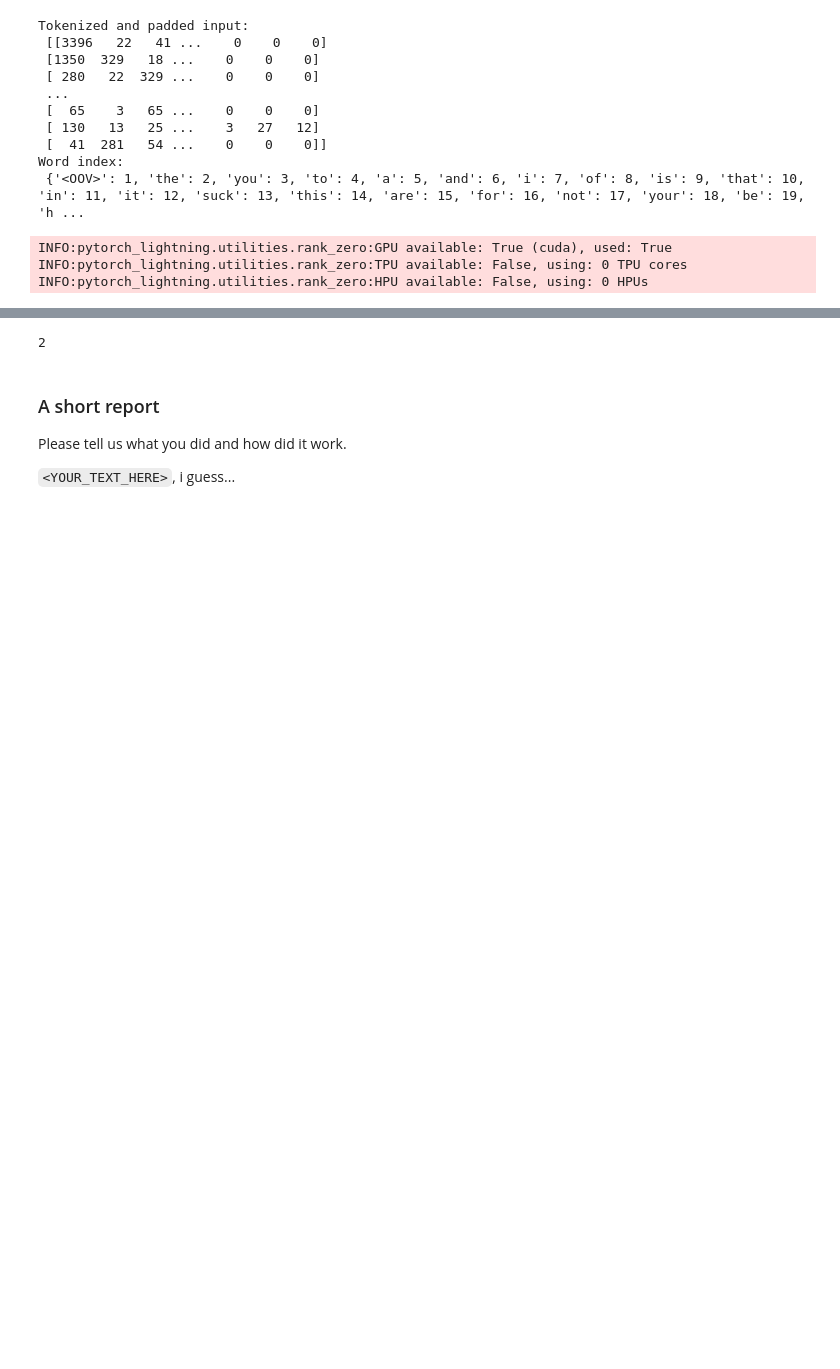
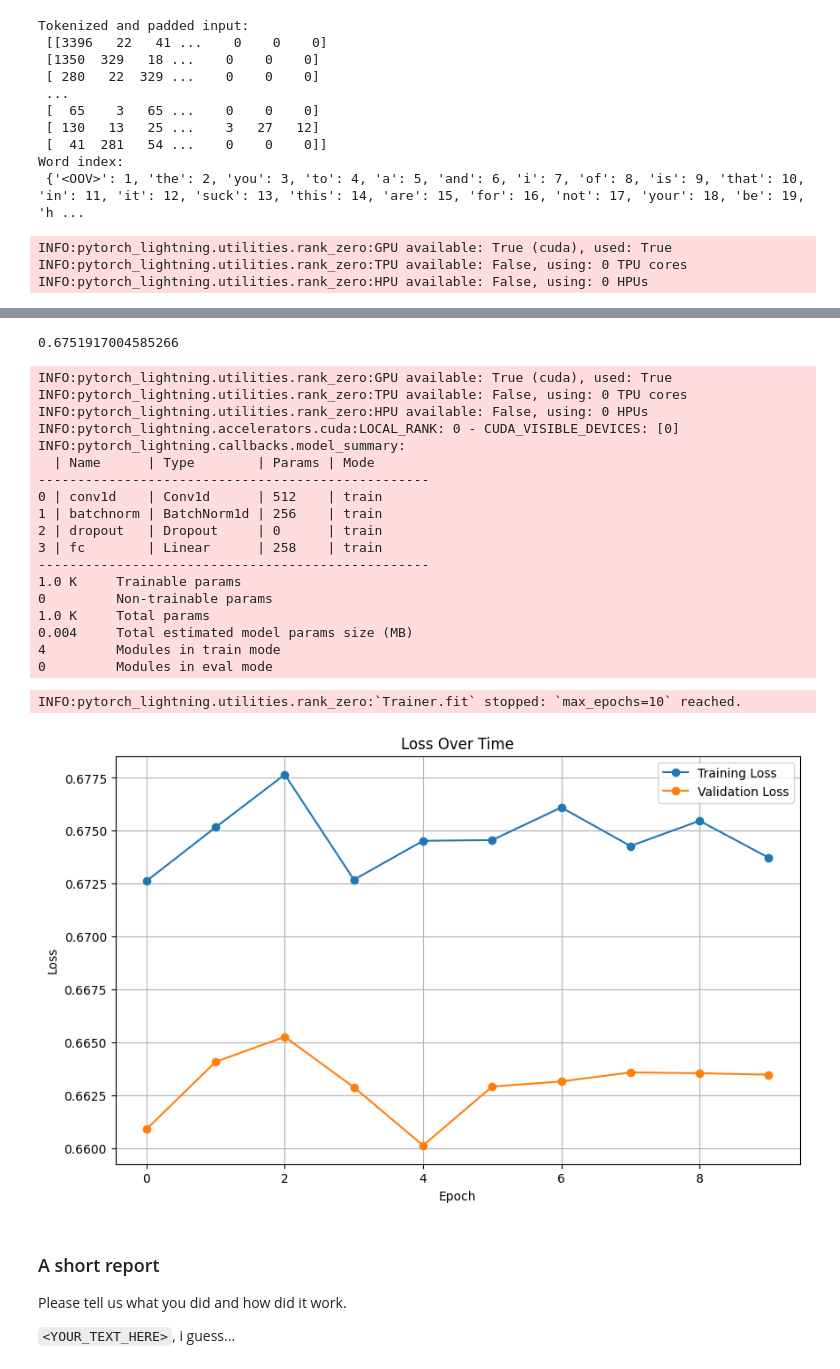
Before and after one commit to pgianinh50364/nlp_course, a Jupyter notebook: week02_classification/homework_part2.ipynb, the cells around one changed output, grey strips where cells are left out. Cells and saved outputs as stored; diff of their text form; code cells hidden in the pictures; blank space fills up the shorter version.

```diff
--- a/week02_classification/homework_part2.ipynb
+++ b/week02_classification/homework_part2.ipynb
@@ -335,5 +319,5 @@ class CNNwEmbeddings(L.LightningModule):
 # %%
-model = MyCNN(embedding_dim, 128, .2, 3)
+model = MyCNN(embedding_dim, 128, 2, .2, 3)
 # %%
 checkpoint_callback = ModelCheckpoint(
     monitor="val_loss",  # Metric to monitor
@@ -343,14 +327,14 @@ checkpoint_callback = ModelCheckpoint(
     mode="min"  # Minimize the monitored metric
 )
 early_stopping_callback = EarlyStopping(
-    monitor="val_loss",
+    monitor="train_loss",
     patience=5,
     mode="min"
 )
 
 # Define trainer
 trainer = L.Trainer(
-    max_epochs=20,
+    max_epochs=100,
     callbacks=[checkpoint_callback, early_stopping_callback],
     accelerator="cuda",
     devices=-1
@@ -360,7 +344,7 @@ INFO:pytorch_lightning.utilities.rank_zero:GPU available: True (cuda), used: Tru
 INFO:pytorch_lightning.utilities.rank_zero:TPU available: False, using: 0 TPU cores
 INFO:pytorch_lightning.utilities.rank_zero:HPU available: False, using: 0 HPUs
 # %%
-trainer.fit(model, train_dataloaders=train_loader)
+trainer.fit(model=model, train_dataloaders=train_loader, val_dataloaders=test_loader)
 # %% [output]
 INFO:pytorch_lightning.accelerators.cuda:LOCAL_RANK: 0 - CUDA_VISIBLE_DEVICES: [0]
 INFO:pytorch_lightning.callbacks.model_summary:
@@ -380,5 +363,0 @@ RuntimeError: Given groups=1, weight of size [128, 200, 3], expected input[1, 32
-# %%
-num_classes = len(set(y_train))
-num_classes
-# %% [output]
-2
@@ -402,3 +364,65 @@ plt.show()
+# %%
+model.last_loss.item()
+# %% [output]
+0.6751917004585266
+# %%
+class LossTracker(Callback):
+    def __init__(self):
+        self.train_losses = []
+        self.val_losses = []
+
+    def on_train_epoch_end(self, trainer, pl_module):
+        self.train_losses.append(trainer.callback_metrics['train_loss'].item())
+        if 'val_loss' in trainer.callback_metrics:
+            self.val_losses.append(trainer.callback_metrics['val_loss'].item())
+
+    def plot_losses(self):
+        plt.figure(figsize=(10, 6))
+        plt.plot(self.train_losses, label='Training Loss', marker='o')
+        if self.val_losses:
+            plt.plot(self.val_losses, label='Validation Loss', marker='o')
+        plt.title('Loss Over Time')
+        plt.xlabel('Epoch')
+        plt.ylabel('Loss')
+        plt.legend()
+        plt.grid(True)
+        plt.show()
+
+# Create the loss tracker
+loss_tracker = LossTracker()
+
+# Add it to the trainer
+trainer = L.Trainer(
+    max_epochs=10,
+    callbacks=[loss_tracker]
+)
+
+# Train the model
+trainer.fit(model, train_dataloaders=train_loader, val_dataloaders=test_loader)
+
+# Plot the losses after training
+loss_tracker.plot_losses()
+# %% [output]
+INFO:pytorch_lightning.utilities.rank_zero:GPU available: True (cuda), used: True
+INFO:pytorch_lightning.utilities.rank_zero:TPU available: False, using: 0 TPU cores
+INFO:pytorch_lightning.utilities.rank_zero:HPU available: False, using: 0 HPUs
+INFO:pytorch_lightning.accelerators.cuda:LOCAL_RANK: 0 - CUDA_VISIBLE_DEVICES: [0]
+INFO:pytorch_lightning.callbacks.model_summary:
+  | Name      | Type        | Params | Mode
+--------------------------------------------------
+0 | conv1d    | Conv1d      | 512    | train
+1 | batchnorm | BatchNorm1d | 256    | train
+2 | dropout   | Dropout     | 0      | train
+3 | fc        | Linear      | 258    | train
+--------------------------------------------------
+1.0 K     Trainable params
+0         Non-trainable params
+1.0 K     Total params
+0.004     Total estimated model params size (MB)
+4         Modules in train mode
+0         Modules in eval mode
+INFO:pytorch_lightning.utilities.rank_zero:`Trainer.fit` stopped: `max_epochs=10` reached.
+[figure, added]
 # %%
 # Predicting new classes (if we have new data)
 model.eval()
```
Also changed, not shown: parts of 8 cells of this notebook.
